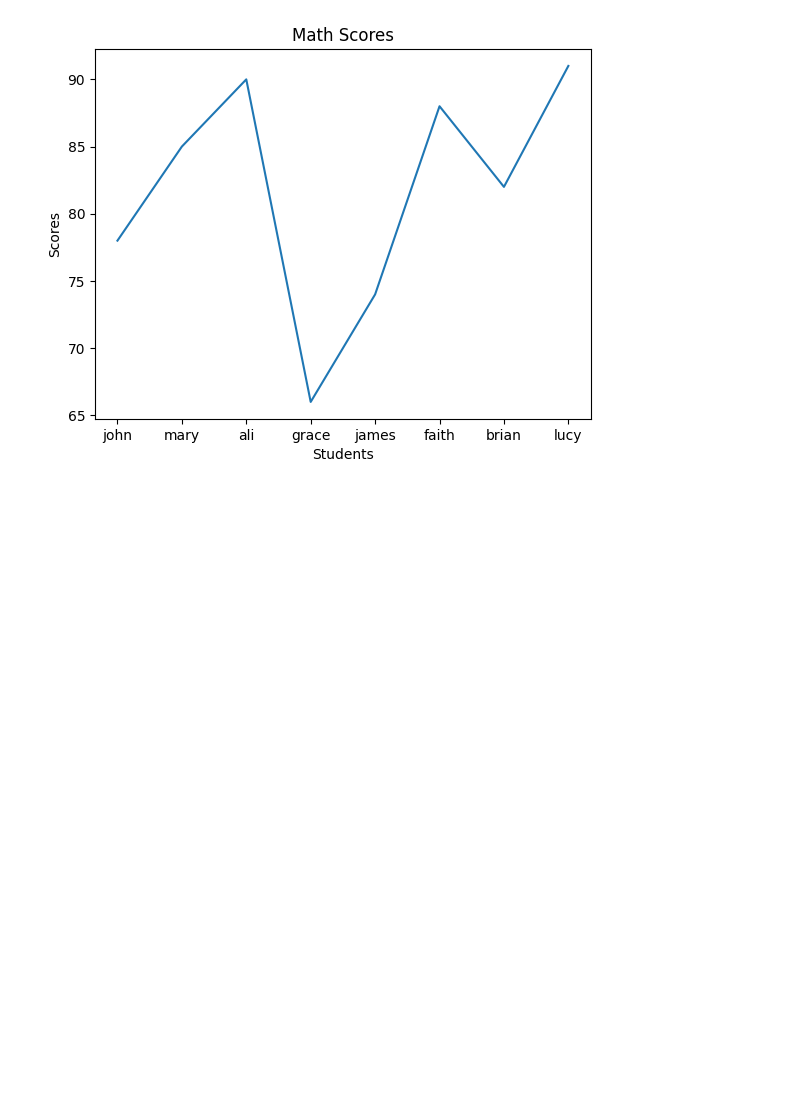
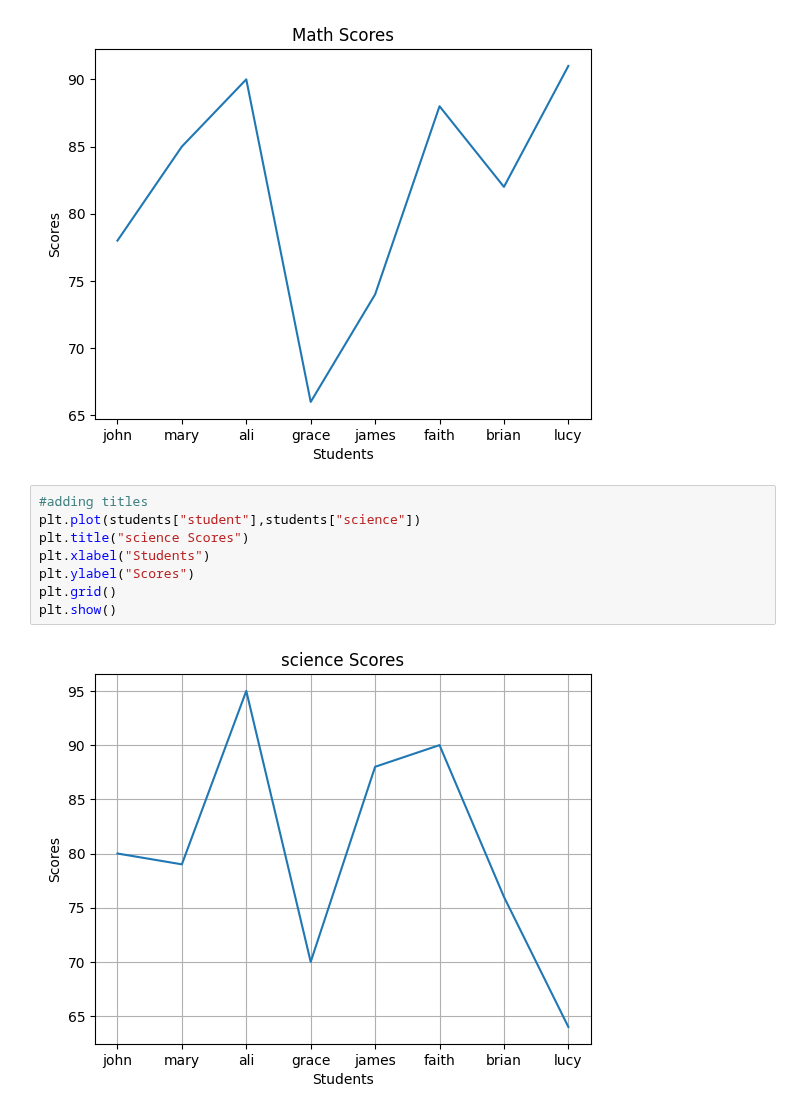
Before and after one commit to princeomarmohamed55/AI-PORTFOLIO-2026, a Jupyter notebook: visualization.ipynb, the cells around one changed output. Drawn from its saved outputs; the diff is of its cells as text; blank space fills up the shorter version.

```diff
--- a/visualization.ipynb
+++ b/visualization.ipynb
@@ -42,3 +42,13 @@ plt.ylabel("Scores")
 plt.show()
 # %% [output]
 [figure]
+# %%
+#adding titles
+plt.plot(students["student"],students["science"])
+plt.title("science Scores")
+plt.xlabel("Students")
+plt.ylabel("Scores")
+plt.grid()
+plt.show()
+# %% [output]
+[figure, added]
```
